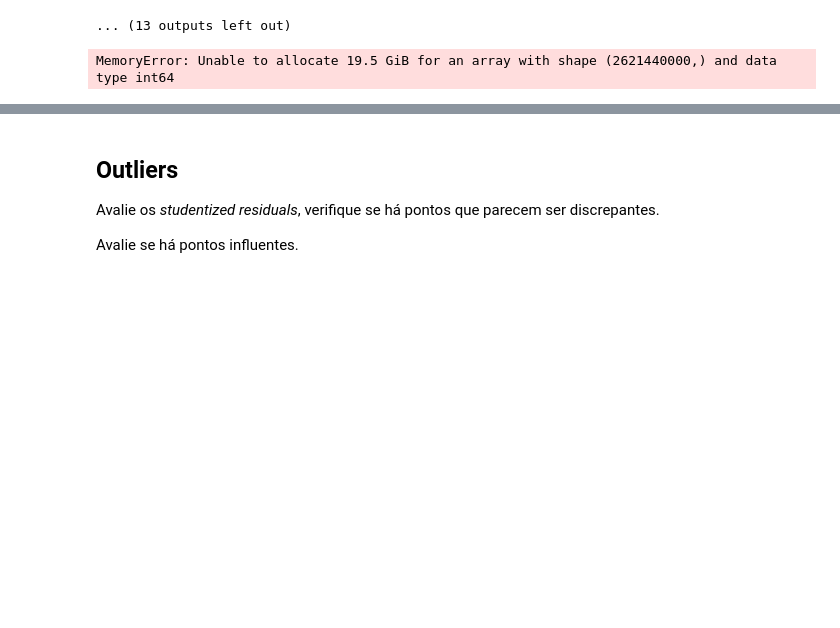
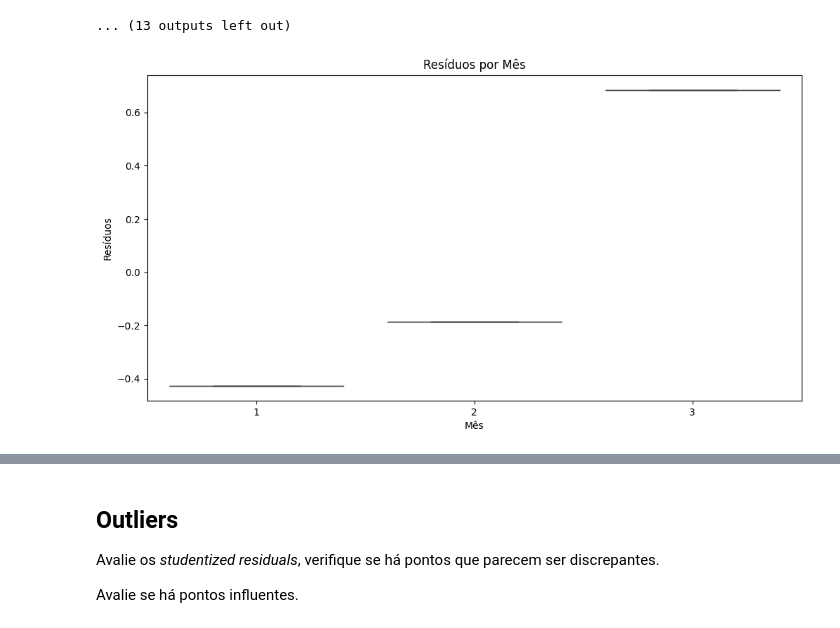
Before and after one commit to Jefersonfranca/EBAC_Curso_Cientista_de_Dados, a Jupyter notebook: Modulo 35 Regressão IV/Exercicio/ProfCientistaDados m35_supportamaterial_exercise01.ipynb, the cells around one changed output, grey strips where cells are left out. Drawn from its saved outputs; the diff is of its cells as text; code cells hidden in the pictures; blank space fills up the shorter version.

```diff
--- a/Modulo 35 Regressão IV/Exercicio/ProfCientistaDados m35_supportamaterial_exercise01.ipynb
+++ b/Modulo 35 Regressão IV/Exercicio/ProfCientistaDados m35_supportamaterial_exercise01.ipynb
@@ -349,19 +349,22 @@ for col in X_test.columns:
 [figure]
 ... (13 outputs left out)
 # %%
-# Extraindo o mês para o conjunto de teste
+df = df[~df.index.duplicated(keep='first')]
+residuals = residuals[~residuals.index.duplicated(keep='first')]
+
+# Se o índice temporal está no DataFrame original, extraia o mês para o conjunto de teste
 df_test = df.loc[X_test.index]
 df_test['residuals'] = residuals
 
 # Plotar resíduos por mês
 plt.figure(figsize=(12, 6))
 sns.boxplot(x=df_test.index.month, y='residuals', data=df_test)
 plt.xlabel('Mês')
 plt.ylabel('Resíduos')
 plt.title('Resíduos por Mês')
 plt.show()
 # %% [output]
-MemoryError: Unable to allocate 19.5 GiB for an array with shape (2621440000,) and data type int64
+[figure, added]
 # %%
 # Se o índice temporal está no DataFrame original, extraia o mês para o conjunto de teste
 df_test = df.loc[X_test.index]
```
Also changed, not shown: parts of 22 cells of this notebook.
